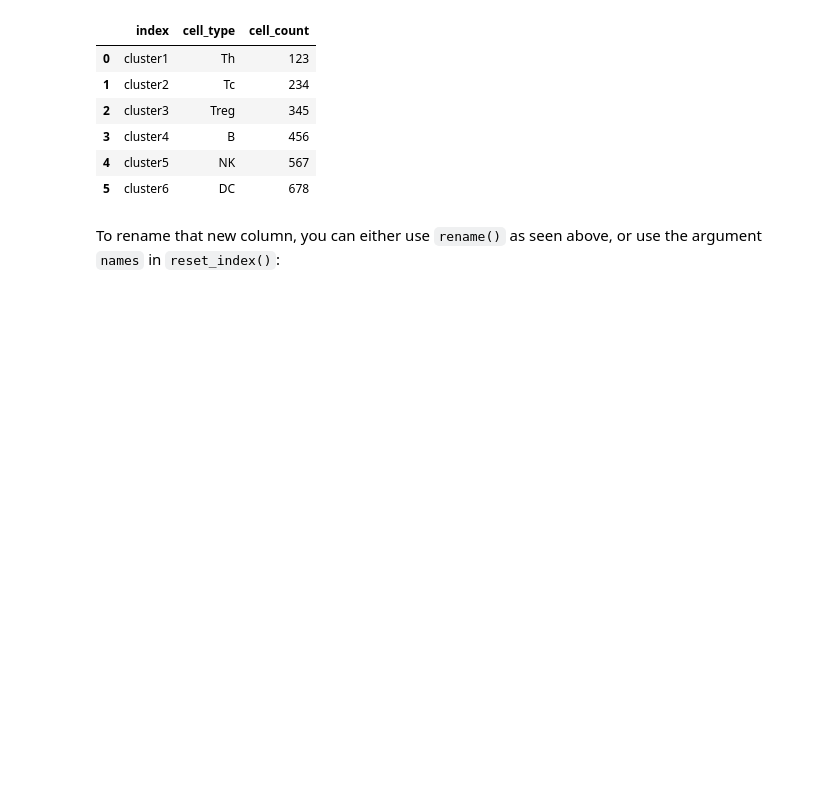
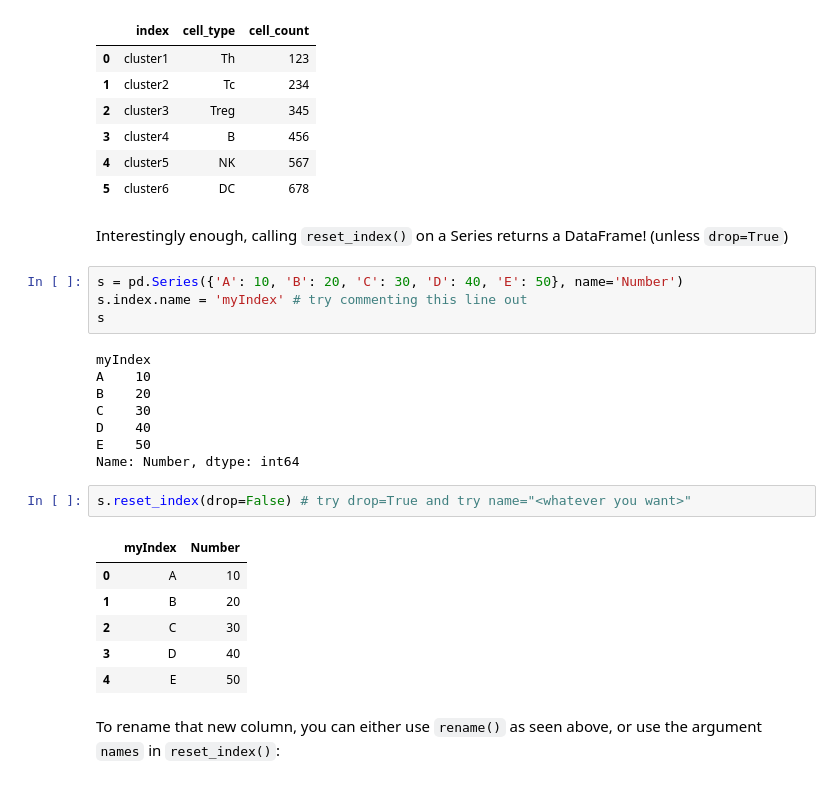
Before and after one commit to RalphEST/HMS-Systems-Immunology-Fall-2026, a Jupyter notebook: session_2/python_bootcamp_2.ipynb, the cells around one changed output. Drawn from its saved outputs; the diff is of its cells as text; blank space fills up the shorter version.

```diff
--- a/session2/python_bootcamp_2.ipynb
+++ b/session_2/python_bootcamp_2.ipynb
@@ -312,6 +312,29 @@ d.reset_index()
 | 3 | cluster4 | B | 456 |
 | 4 | cluster5 | NK | 567 |
 | 5 | cluster6 | DC | 678 |
+# %% [markdown]
+Interestingly enough, calling `reset_index()` on a Series returns a DataFrame! (unless `drop=True`)
+# %%
+s = pd.Series({'A': 10, 'B': 20, 'C': 30, 'D': 40, 'E': 50}, name='Number')
+s.index.name = 'myIndex' # try commenting this line out
+s
+# %% [output]
+myIndex
+A    10
+B    20
+C    30
+D    40
+E    50
+Name: Number, dtype: int64
+# %%
+s.reset_index(drop=False) # try drop=True and try name="<whatever you want>"
+# %% [output]
+|  | myIndex | Number |
+| 0 | A | 10 |
+| 1 | B | 20 |
+| 2 | C | 30 |
+| 3 | D | 40 |
+| 4 | E | 50 |
 # %% [markdown]
 To rename that new column, you can either use `rename()` as seen above, or use the argument `names` in `reset_index()`:
 # %%
```
Also changed, not shown: parts of 50 cells of this notebook, 24 other files.
